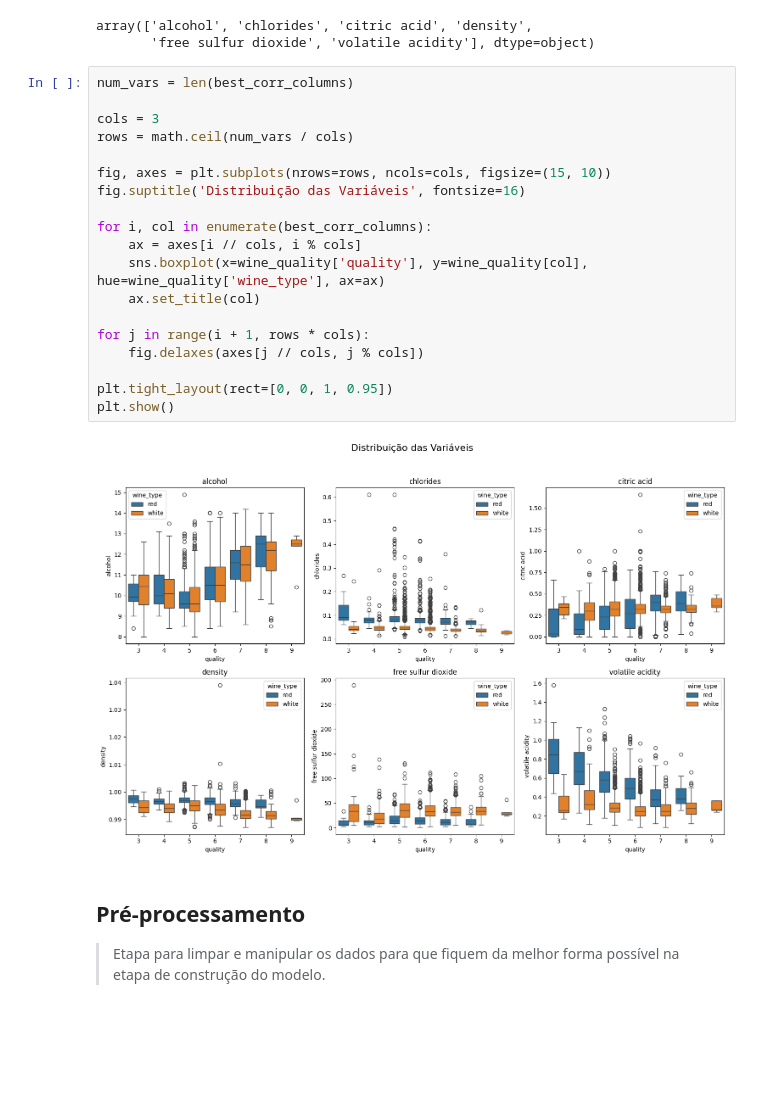
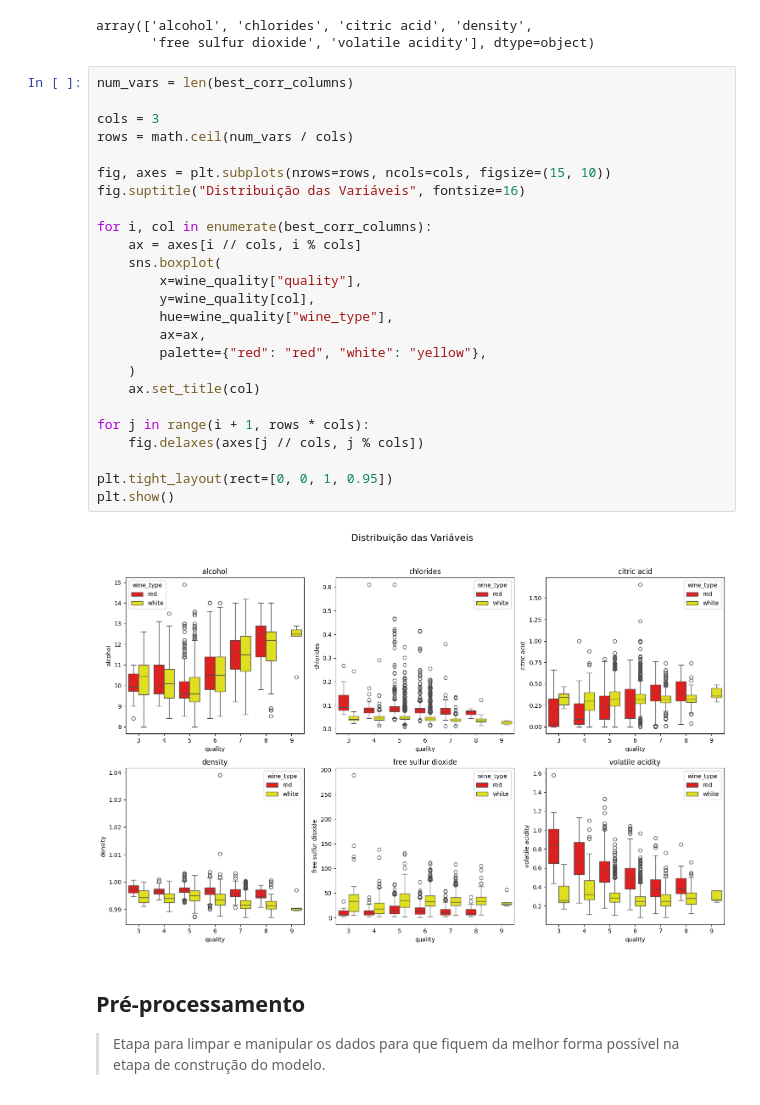
Before and after one commit to Matheus-Chaves/santander-coders-ml1, a Jupyter notebook: main.ipynb, the cells around one changed output. Saved outputs shown, nothing was run; the diff lists cells and outputs as text; blank space fills up the shorter version.

```diff
--- a/main.ipynb
+++ b/main.ipynb
@@ -373,24 +377,30 @@ array(['alcohol', 'chlorides', 'citric acid', 'density',
 # %%
 num_vars = len(best_corr_columns)
 
 cols = 3
 rows = math.ceil(num_vars / cols)
 
 fig, axes = plt.subplots(nrows=rows, ncols=cols, figsize=(15, 10))
-fig.suptitle('Distribuição das Variáveis', fontsize=16)
+fig.suptitle("Distribuição das Variáveis", fontsize=16)
 
 for i, col in enumerate(best_corr_columns):
     ax = axes[i // cols, i % cols]
-    sns.boxplot(x=wine_quality['quality'], y=wine_quality[col], hue=wine_quality['wine_type'], ax=ax)
+    sns.boxplot(
+        x=wine_quality["quality"],
+        y=wine_quality[col],
+        hue=wine_quality["wine_type"],
+        ax=ax,
+        palette={"red": "red", "white": "yellow"},
+    )
     ax.set_title(col)
 
 for j in range(i + 1, rows * cols):
     fig.delaxes(axes[j // cols, j % cols])
 
 plt.tight_layout(rect=[0, 0, 1, 0.95])
 plt.show()
 # %% [output]
-[figure, old version]
+[figure, new version]
 # %% [markdown]
 ## Pré-processamento
 
```
Also changed, not shown: parts of 28 cells of this notebook, 1 other file.
